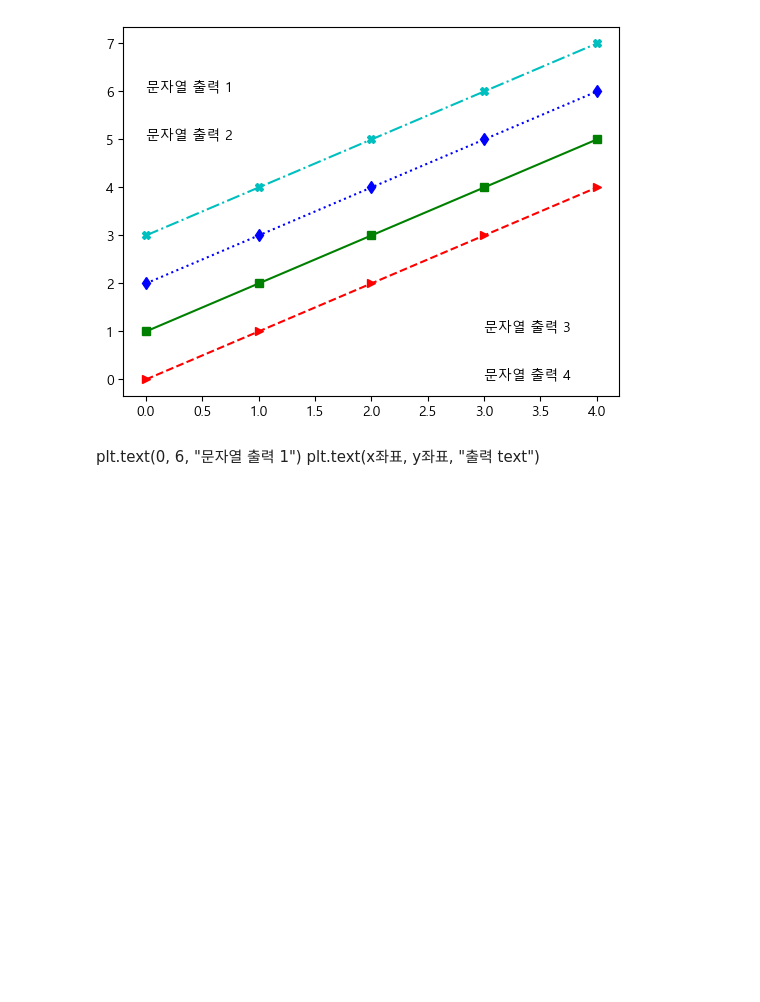
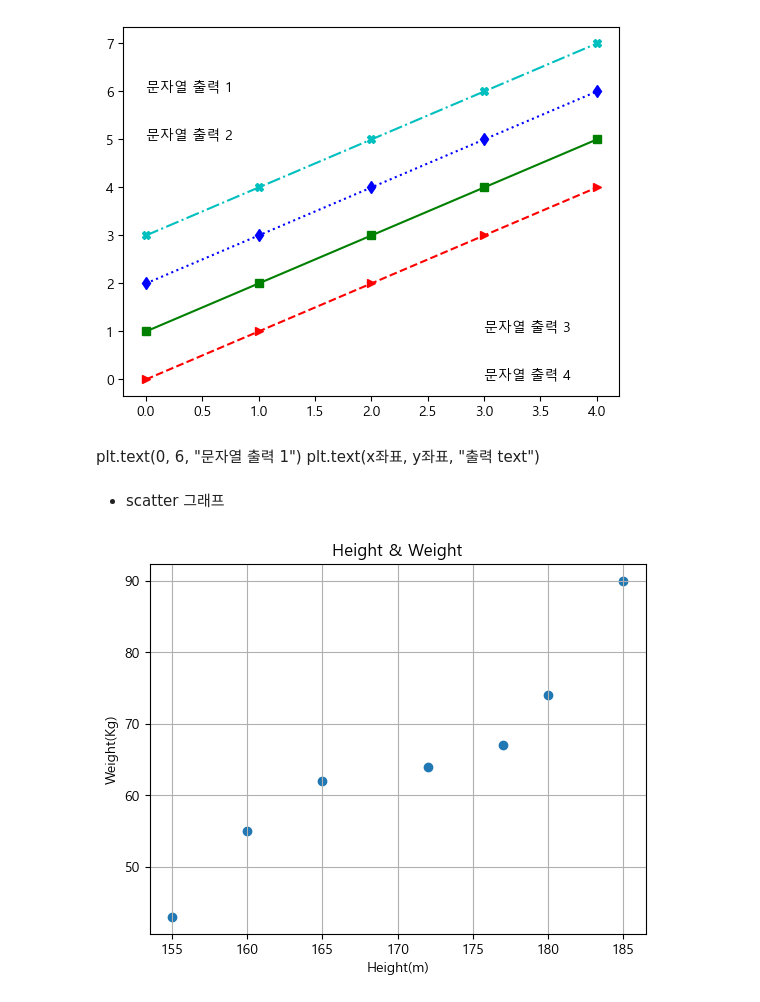
Before and after one commit to HJ1510/big-data, a Jupyter notebook: python/Matplotlib.ipynb, the cells around one changed output. Cells and saved outputs as stored; diff of their text form; code cells hidden in the pictures; blank space fills up the shorter version.

```diff
--- a/python/Matplotlib.ipynb
+++ b/python/Matplotlib.ipynb
@@ -253,3 +253,17 @@ plt.show()
 [figure]
 # %% [markdown]
 plt.text(0, 6, "문자열 출력 1") plt.text(x좌표, y좌표, "출력 text")
+# %% [markdown]
+- scatter 그래프
+# %%
+height = [165, 177, 160, 180, 185, 155, 172]   # 키 데이터
+weight = [62, 67, 55, 74, 90, 43, 64]   # 몸무게 데이터
+
+plt.scatter(height, weight)
+plt.xlabel('Height(m)')
+plt.ylabel('Weight(Kg)')
+plt.title('Height & Weight')
+plt.grid(True)
+plt.show()
+# %% [output]
+[figure, added]
```
Also changed, not shown: parts of 19 cells of this notebook.
